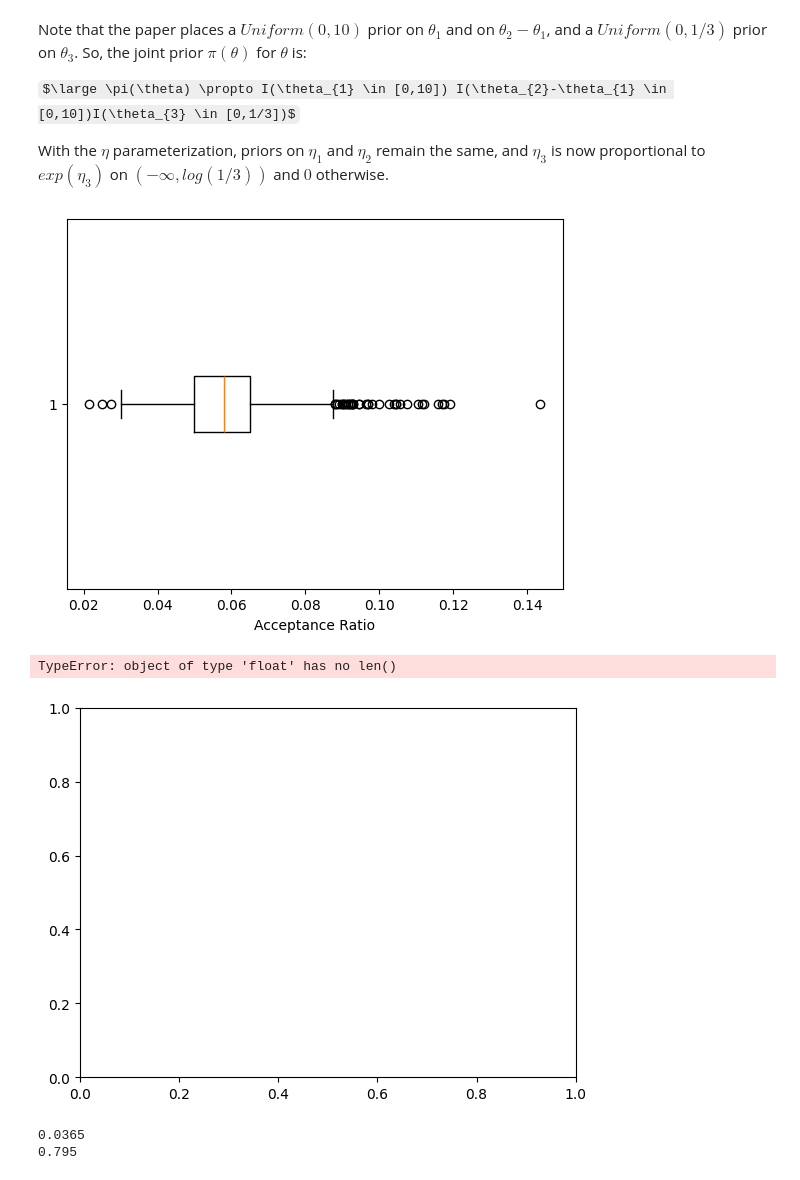
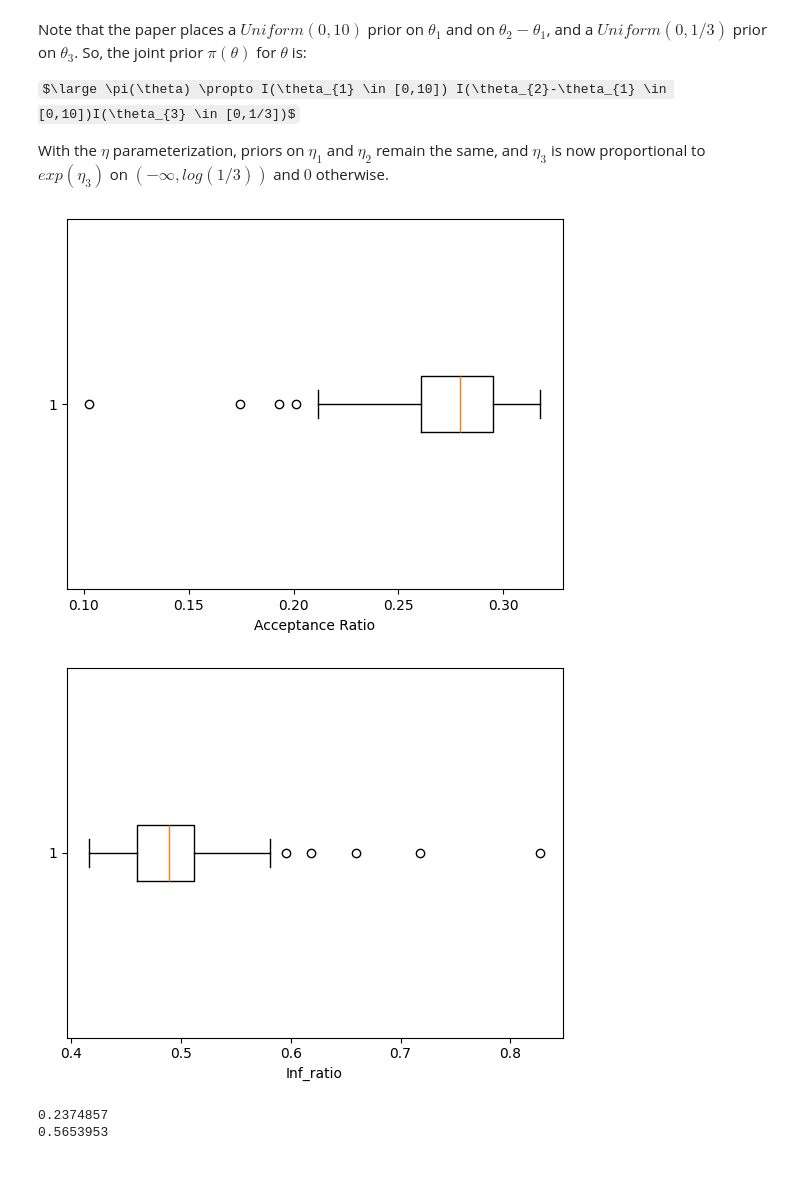
Before and after one commit to anthonyhu25/Bayesian-Queuing-, a Jupyter notebook: Bayesian_Queueing_Inference_Notebook.ipynb, the cells around one changed output. Drawn from its saved outputs; the diff is of its cells as text; code cells hidden in the pictures; some formulas as TeX source.

```diff
--- a/Bayesian_Queueing_Inference_Notebook.ipynb
+++ b/Bayesian_Queueing_Inference_Notebook.ipynb
@@ -207,7 +208,7 @@ Rare = [
 ]
 # %%
 # Testing intermediate queue
-v_sim, y_sim = simulate_v(theta_intermediate, len(Intermediate), Intermediate)
+v_sim, y_sim = simulate_v(theta_intermediate, len(Intermediate))
 x_sim = np.cumsum(y_sim)
 print(x_sim)
 print(np.cumsum(Intermediate))
@@ -360,10 +361,15 @@ def log_posterior(theta, v, y):
     log_posterior_val = -np.inf
   return log_posterior_val
 # %%
-def metropolis_simple(eta_sd, theta_dict, v, y, n_iterations, n_burn_in):
+def metropolis_simple(eta_sd, theta_dict, y, n_iterations, n_burn_in):
   acceptance_count = 0
   MC_chain = []
   inf_count = 0
+  # Initialize v based on x_i - min(y_i)
+  v = []
+  x = np.cumsum(y)
+  for i in range(len(y)):
+    v.append(float(x[i] - min(y)))
   for i in range(n_iterations):
     # gibbs sampler first, and then calculate posterior
     samples = gibbs_sampler_queue(y, len(y), v, theta_dict)
@@ -404,40 +410,44 @@ def metropolis_simple(eta_sd, theta_dict, v, y, n_iterations, n_burn_in):
     MC_chain.append([float(x) for x in next_state])
   # Throw out burn-in samples
   MC_chain = MC_chain[n_burn_in:]
-  return MC_chain, acceptance_count/n_iterations, inf_count/n_iterations
+  return MC_chain, acceptance_count/n_iterations, float(inf_count/n_iterations)
 # %%
 # Testing inf_ratio. Maybe it's too high, so need to change log_posterior?
 acceptance_list = []
 inf_list = []
 
-for i in range(1000):
+eta_intermediate = [0.0764, 0.1093, 0.1441]
+# Simulate v and y first
+N_samples = 2000
+
+for i in range(100):
   N_sims = 100
   v_sim, y_sim = simulate_v(theta_intermediate, len(Intermediate))
   test_run, acceptance_ratio, inf_ratio = metropolis_simple(eta_intermediate,
-                    theta_intermediate, v_sim, y_sim, N_samples, int(0.1 * N_samples))
+                    theta_intermediate, y_sim, N_samples, int(0.1 * N_samples))
   acceptance_list.append(acceptance_ratio)
   inf_list.append(inf_ratio)
 
 plt.boxplot(acceptance_list, notch=None, vert=False, patch_artist=None, widths=None)
 plt.xlabel("Acceptance Ratio")
 plt.show()
 
-plt.boxplot(inf_ratio, notch=None, vert=False, patch_artist=None, widths=None)
+plt.boxplot(inf_list, notch=None, vert=False, patch_artist=None, widths=None)
 plt.xlabel("Inf_ratio")
 plt.show()
 # %% [output]
-[figure, old version]
+[figure, new version]
-TypeError: object of type 'float' has no len()
-[figure, old version]
+[figure, new version]
 # %%
 eta_intermediate = [0.0764, 0.1093, 0.1441]
 # Simulate v and y first
-N_samples = 2000
+N_samples = 10000000
+
 v_sim, y_sim = simulate_v(theta_intermediate, len(Intermediate))
-test_run, acceptance_ratio, inf_ratio = metropolis_simple(eta_intermediate, theta_intermediate, v_sim, y_sim, N_samples, int(0.1 * N_samples))
+test_run, acceptance_ratio, inf_ratio = metropolis_simple(eta_intermediate, theta_intermediate, y_sim, N_samples, int(0.1 * N_samples))
 print(acceptance_ratio)
 print(inf_ratio)
 # %% [output]
-0.0365
-0.795
+0.2374857
+0.5653953
 # %%
```
Also changed, not shown: parts of 8 cells of this notebook.
